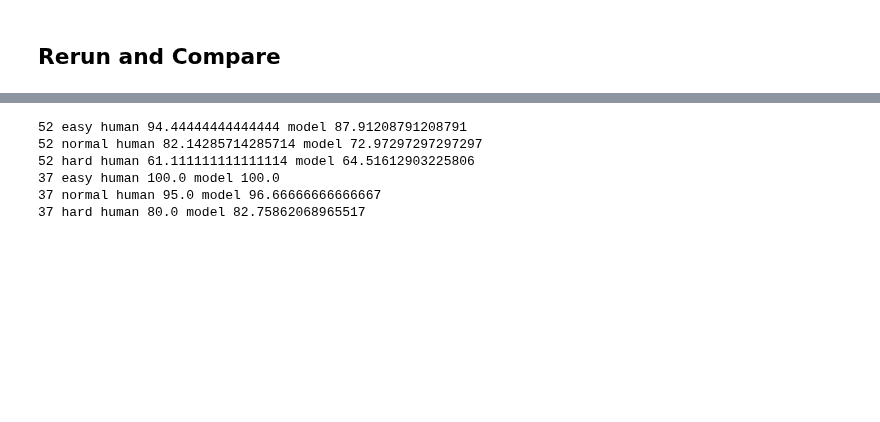
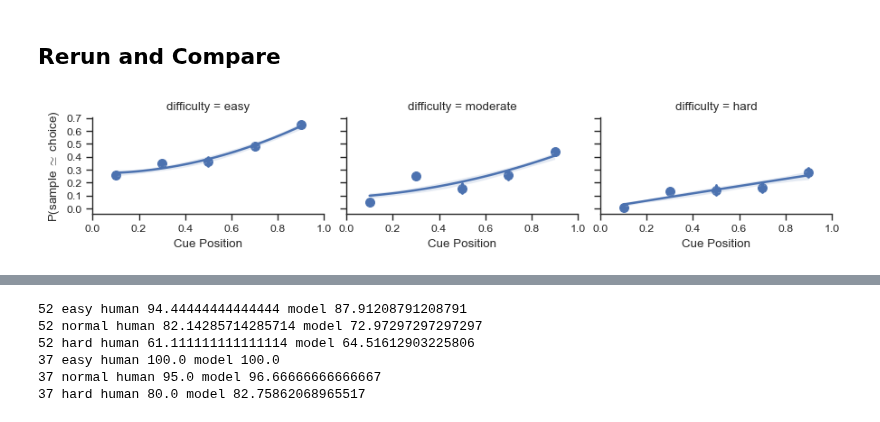
Before and after one commit to psipeter/speed-accuracy-tradeoff, a Jupyter notebook: fiedler_compare.ipynb, the cells around one changed output, grey strips where cells are left out. Drawn from its saved outputs; the diff is of its cells as text; code cells hidden in the pictures; blank space fills up the shorter version.

```diff
--- a/fiedler_compare.ipynb
+++ b/fiedler_compare.ipynb
@@ -252,0 +318,4 @@ def rerun(difficulty, label, dPs=[0.4, 0.2, 0.1], experiment_time=60, dt=0.001,
+# %%
+plot_recency_bias("fiedler1_rerun_test_normal_nov29relany_binned", 12)
+# %% [output]
+[figure, added]
```
Also changed, not shown: parts of 9 cells of this notebook, 1 other file.
